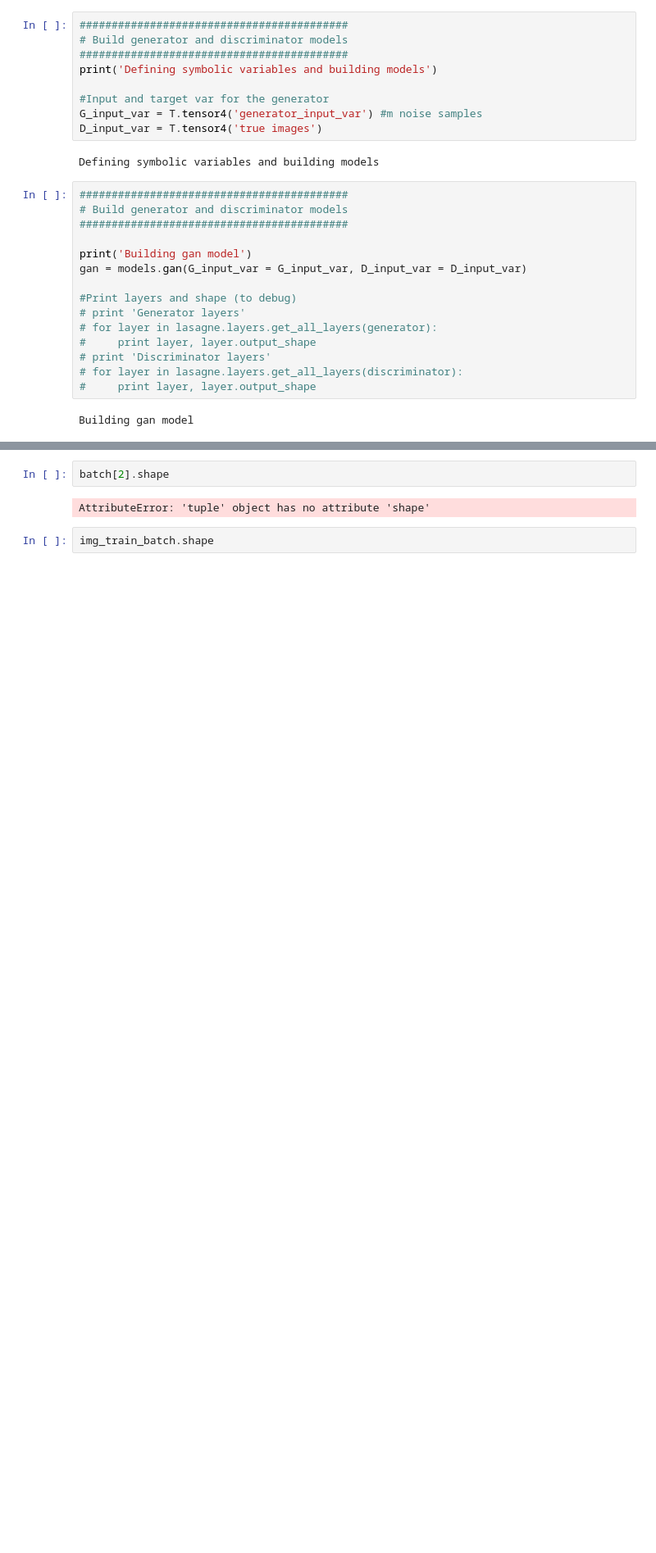
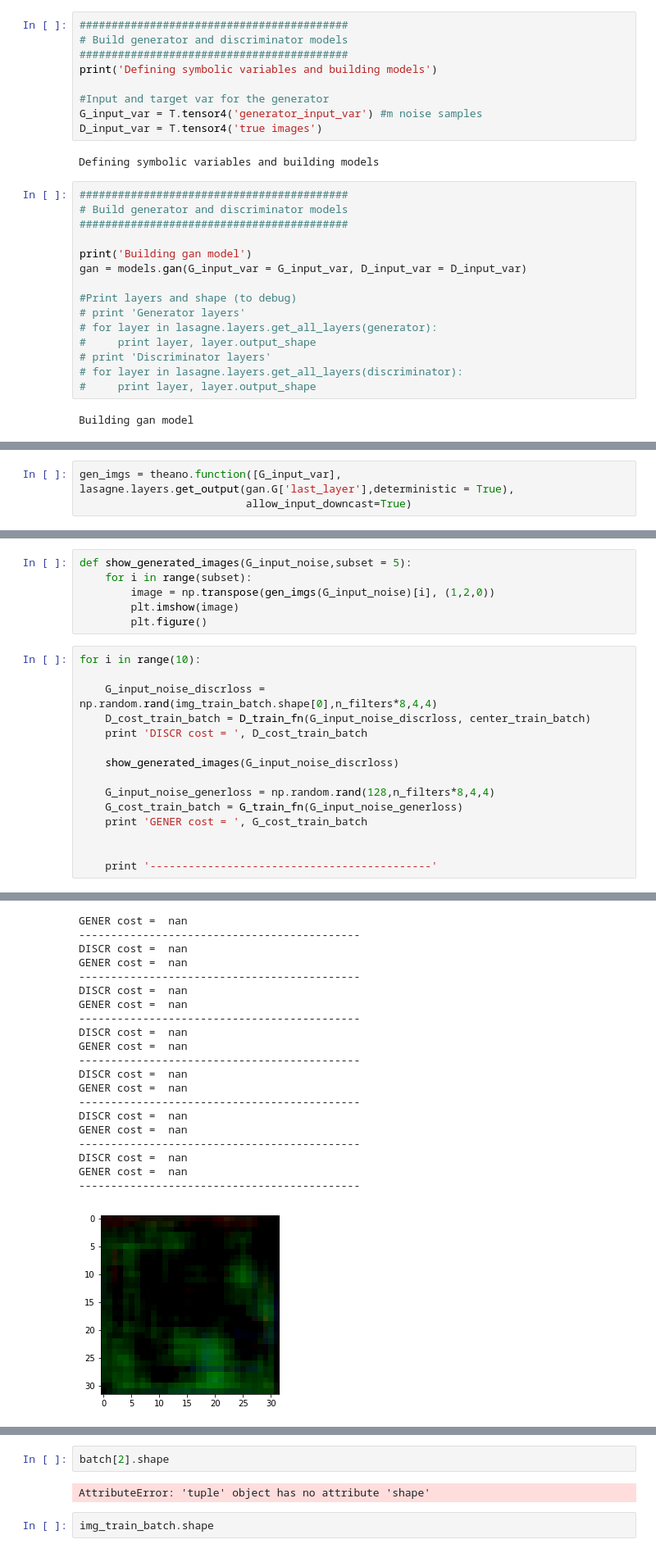
Before and after one commit to StephanieLarocque/ift6266_project, a Jupyter notebook: train_gan.ipynb, the cells around one changed output, grey strips where cells are left out. Shown at 82% size. Saved outputs shown, nothing was run; the diff lists cells and outputs as text; blank space fills up the shorter version.

```diff
--- a/train_gan.ipynb
+++ b/train_gan.ipynb
@@ -171,0 +173,3 @@ print img_train_batch[0][0][7][32]
+# %%
+gen_imgs = theano.function([G_input_var], lasagne.layers.get_output(gan.G['last_layer'],deterministic = True),
+                          allow_input_downcast=True)
@@ -171,0 +196,22 @@ print img_train_batch[0][0][7][32]
+# %%
+def show_generated_images(G_input_noise,subset = 5):
+    for i in range(subset):
+        image = np.transpose(gen_imgs(G_input_noise)[i], (1,2,0))
+        plt.imshow(image)
+        plt.figure()
+# %%
+for i in range(10):
+
+    G_input_noise_discrloss = np.random.rand(img_train_batch.shape[0],n_filters*8,4,4)
+    D_cost_train_batch = D_train_fn(G_input_noise_discrloss, center_train_batch)
+    print 'DISCR cost = ', D_cost_train_batch
+
+    show_generated_images(G_input_noise_discrloss)
+
+    G_input_noise_generloss = np.random.rand(128,n_filters*8,4,4)
+    G_cost_train_batch = G_train_fn(G_input_noise_generloss)
+    print 'GENER cost = ', G_cost_train_batch
+
+
+    print '--------------------------------------------'
+# %% [output]
@@ -171,0 +228,21 @@ print img_train_batch[0][0][7][32]
+GENER cost =  nan
+--------------------------------------------
+DISCR cost =  nan
+GENER cost =  nan
+--------------------------------------------
+DISCR cost =  nan
+GENER cost =  nan
+--------------------------------------------
+DISCR cost =  nan
+GENER cost =  nan
+--------------------------------------------
+DISCR cost =  nan
+GENER cost =  nan
+--------------------------------------------
+DISCR cost =  nan
+GENER cost =  nan
+--------------------------------------------
+DISCR cost =  nan
+GENER cost =  nan
+--------------------------------------------
+[figure, added]
```
Also changed, not shown: parts of 18 cells of this notebook, 2 other files.
